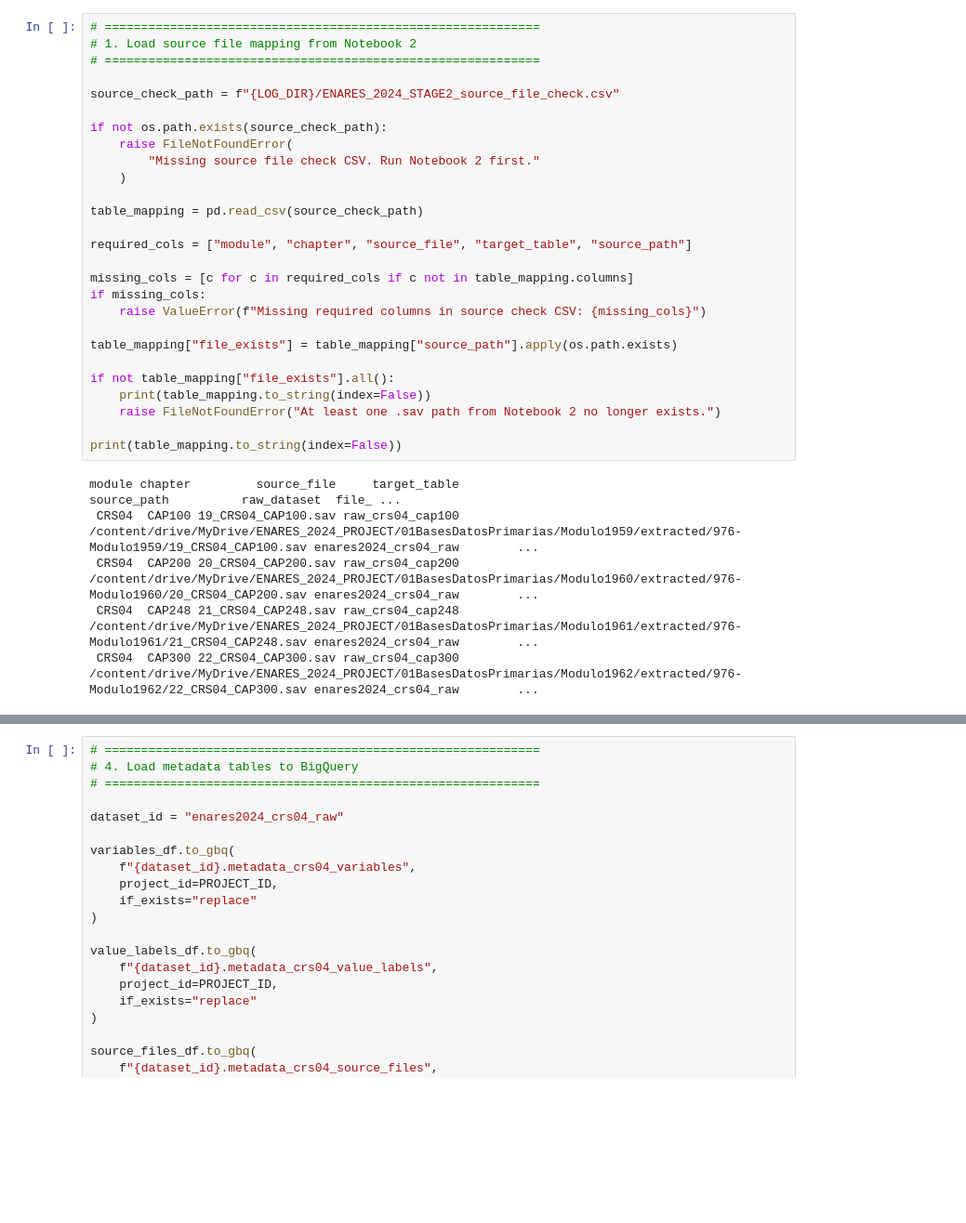
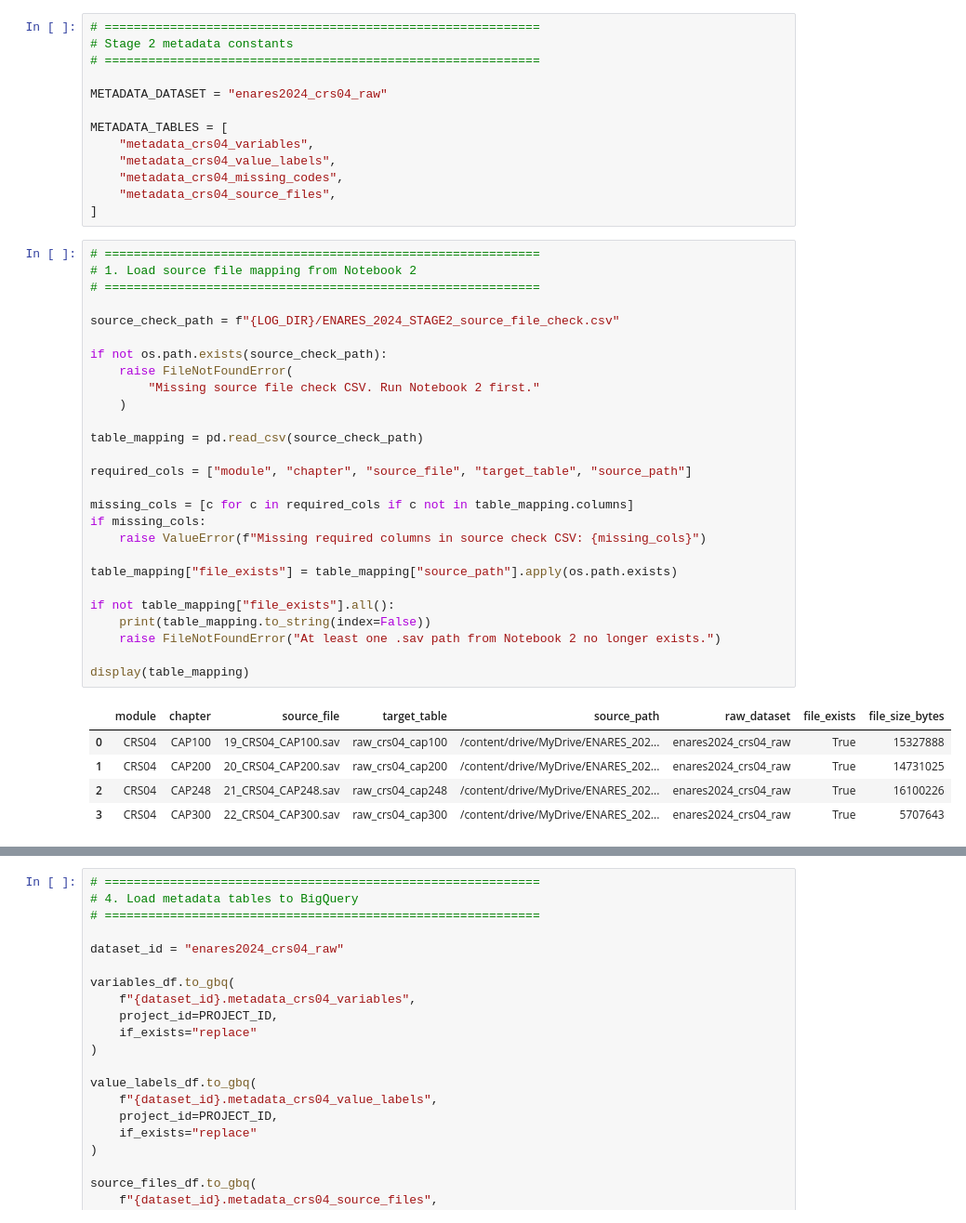
Before and after one commit to ascordero001-cell/enares-2024-crs04-ml, a Jupyter notebook: notebooks/02 bigquery/03_ENARES_2024_STAGE2_load_spss_metadata_to_bigquery.ipynb, the cells around one changed output, grey strips where cells are left out. Shown at 93% size. Saved outputs shown, nothing was run; the diff lists cells and outputs as text; blank space fills up the shorter version.

```diff
--- a/notebooks/02 bigquery/03_ENARES_2024_STAGE2_load_spss_metadata_to_bigquery.ipynb
+++ b/notebooks/02 bigquery/03_ENARES_2024_STAGE2_load_spss_metadata_to_bigquery.ipynb
@@ -41,36 +59,49 @@ Using LOG_DIR: /content/drive/MyDrive/ENARES_2024_PROJECT/05Resultados/logs
+# %%
+# ============================================================
+# Stage 2 metadata constants
+# ============================================================
+
+METADATA_DATASET = "enares2024_crs04_raw"
+
+METADATA_TABLES = [
+    "metadata_crs04_variables",
+    "metadata_crs04_value_labels",
+    "metadata_crs04_missing_codes",
+    "metadata_crs04_source_files",
+]
 # %%
 # ============================================================
 # 1. Load source file mapping from Notebook 2
 # ============================================================
 
 source_check_path = f"{LOG_DIR}/ENARES_2024_STAGE2_source_file_check.csv"
 
 if not os.path.exists(source_check_path):
     raise FileNotFoundError(
         "Missing source file check CSV. Run Notebook 2 first."
     )
 
 table_mapping = pd.read_csv(source_check_path)
 
 required_cols = ["module", "chapter", "source_file", "target_table", "source_path"]
 
 missing_cols = [c for c in required_cols if c not in table_mapping.columns]
 if missing_cols:
     raise ValueError(f"Missing required columns in source check CSV: {missing_cols}")
 
 table_mapping["file_exists"] = table_mapping["source_path"].apply(os.path.exists)
 
 if not table_mapping["file_exists"].all():
     print(table_mapping.to_string(index=False))
     raise FileNotFoundError("At least one .sav path from Notebook 2 no longer exists.")
 
-print(table_mapping.to_string(index=False))
+display(table_mapping)
 # %% [output]
-module chapter         source_file     target_table                                                                                                              source_path          raw_dataset  file_ ...
- CRS04  CAP100 19_CRS04_CAP100.sav raw_crs04_cap100 /content/drive/MyDrive/ENARES_2024_PROJECT/01BasesDatosPrimarias/Modulo1959/extracted/976-Modulo1959/19_CRS04_CAP100.sav enares2024_crs04_raw        ...
- CRS04  CAP200 20_CRS04_CAP200.sav raw_crs04_cap200 /content/drive/MyDrive/ENARES_2024_PROJECT/01BasesDatosPrimarias/Modulo1960/extracted/976-Modulo1960/20_CRS04_CAP200.sav enares2024_crs04_raw        ...
- CRS04  CAP248 21_CRS04_CAP248.sav raw_crs04_cap248 /content/drive/MyDrive/ENARES_2024_PROJECT/01BasesDatosPrimarias/Modulo1961/extracted/976-Modulo1961/21_CRS04_CAP248.sav enares2024_crs04_raw        ...
- CRS04  CAP300 22_CRS04_CAP300.sav raw_crs04_cap300 /content/drive/MyDrive/ENARES_2024_PROJECT/01BasesDatosPrimarias/Modulo1962/extracted/976-Modulo1962/22_CRS04_CAP300.sav enares2024_crs04_raw        ...
+|  | module | chapter | source_file | target_table | source_path | raw_dataset | file_exists | file_size_bytes |
+| 0 | CRS04 | CAP100 | 19_CRS04_CAP100.sav | raw_crs04_cap100 | /content/drive/MyDrive/ENARES_202... | enares2024_crs04_raw | True | 15327888 |
+| 1 | CRS04 | CAP200 | 20_CRS04_CAP200.sav | raw_crs04_cap200 | /content/drive/MyDrive/ENARES_202... | enares2024_crs04_raw | True | 14731025 |
+| 2 | CRS04 | CAP248 | 21_CRS04_CAP248.sav | raw_crs04_cap248 | /content/drive/MyDrive/ENARES_202... | enares2024_crs04_raw | True | 16100226 |
+| 3 | CRS04 | CAP300 | 22_CRS04_CAP300.sav | raw_crs04_cap300 | /content/drive/MyDrive/ENARES_202... | enares2024_crs04_raw | True | 5707643 |
 # %%
 # ============================================================
 # 2. Extract SPSS metadata
```
Also changed, not shown: parts of 14 cells of this notebook.
